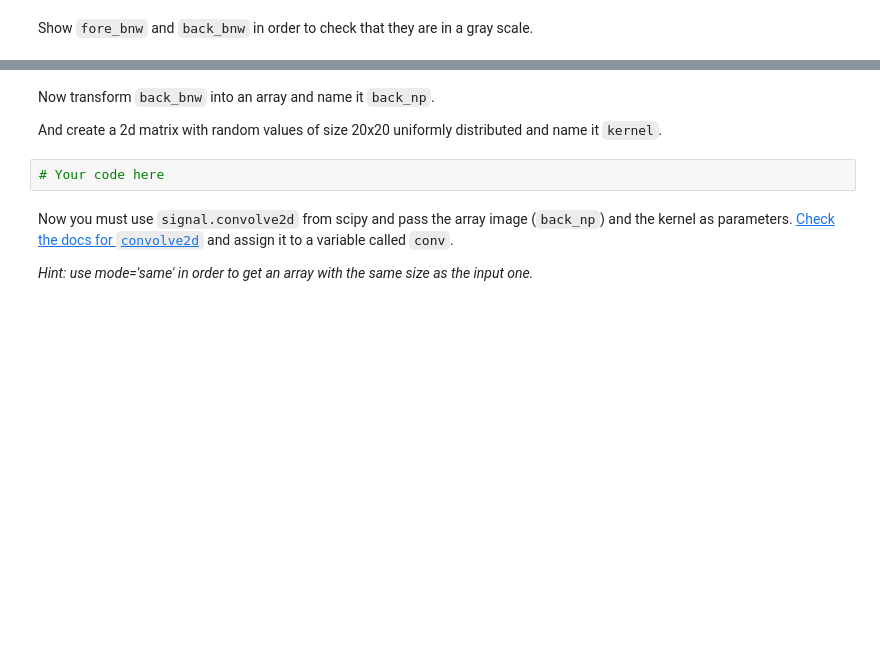
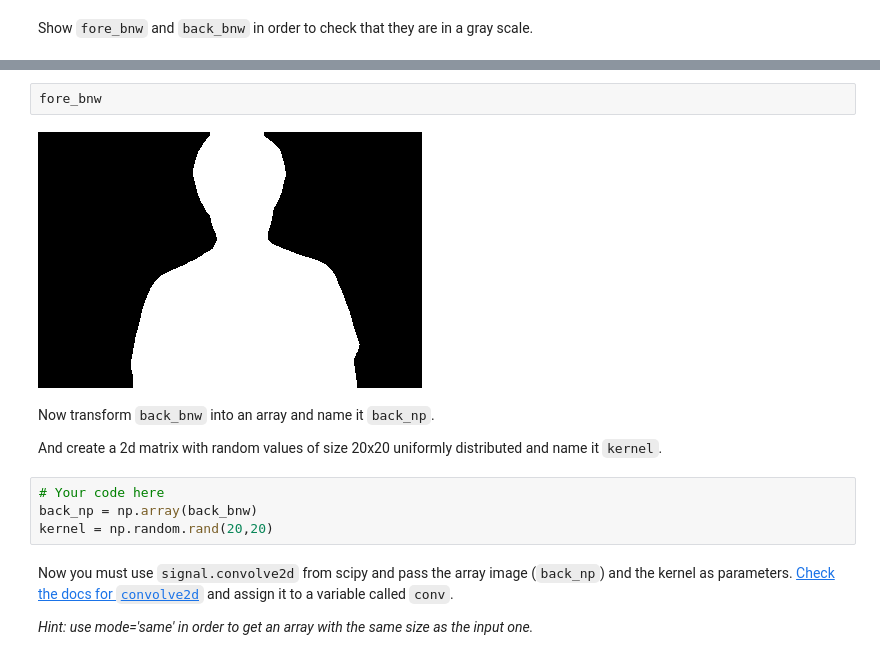
Before and after one commit to blancalluch/ImageSegmentation, a Jupyter notebook: main.ipynb, the cells around one changed output, grey strips where cells are left out. Saved outputs shown, nothing was run; the diff lists cells and outputs as text; blank space fills up the shorter version.

```diff
--- a/main.ipynb
+++ b/main.ipynb
@@ -93,9 +145,15 @@ Show `fore_bnw` and `back_bnw` in order to check that they are in a gray scale.
+# %%
+fore_bnw
+# %% [output]
+[figure, added]
 # %% [markdown]
 Now transform `back_bnw` into an array and name it `back_np`.
 
 And create a 2d matrix with random values of size 20x20 uniformly distributed and name it `kernel`.
-# %%
-# Your code here
+# %%
+# Your code here
+back_np = np.array(back_bnw)
+kernel = np.random.rand(20,20)
 # %% [markdown]
 Now you must use `signal.convolve2d` from scipy and pass the array image (`back_np`) and the kernel as parameters. [Check the docs for `convolve2d`](https://docs.scipy.org/doc/scipy/reference/generated/scipy.signal.convolve2d.html) and assign it to a variable called `conv`.
 
```
Also changed, not shown: parts of 16 cells of this notebook.
